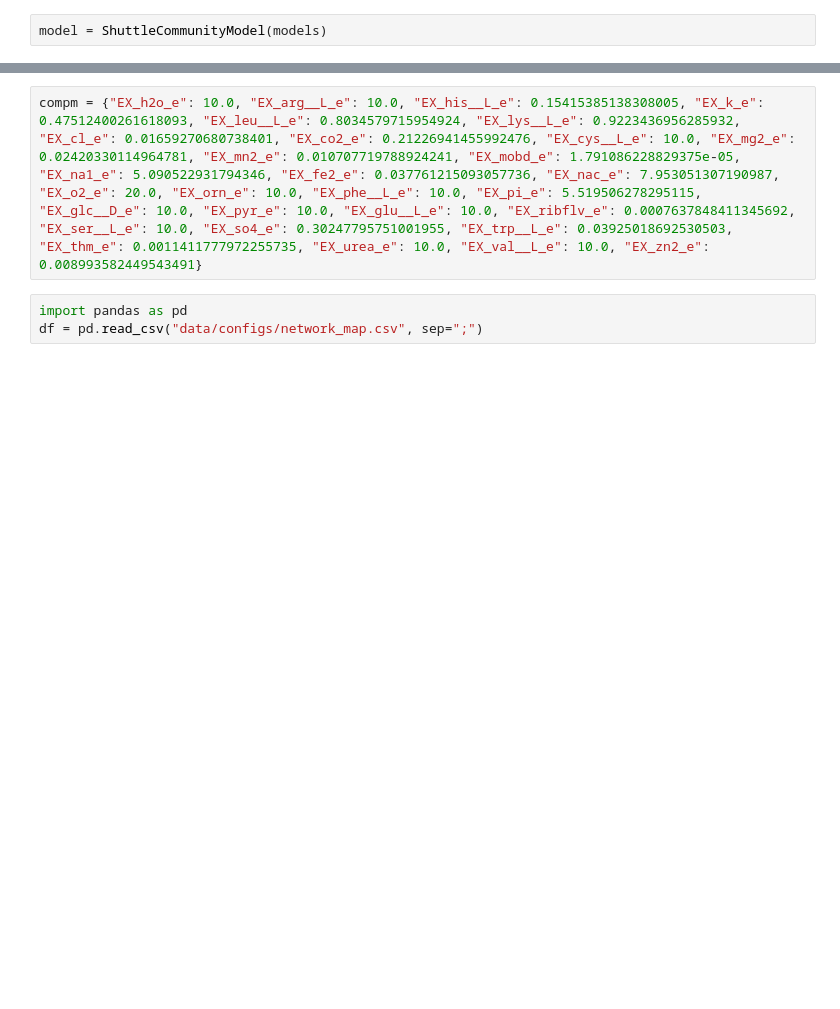
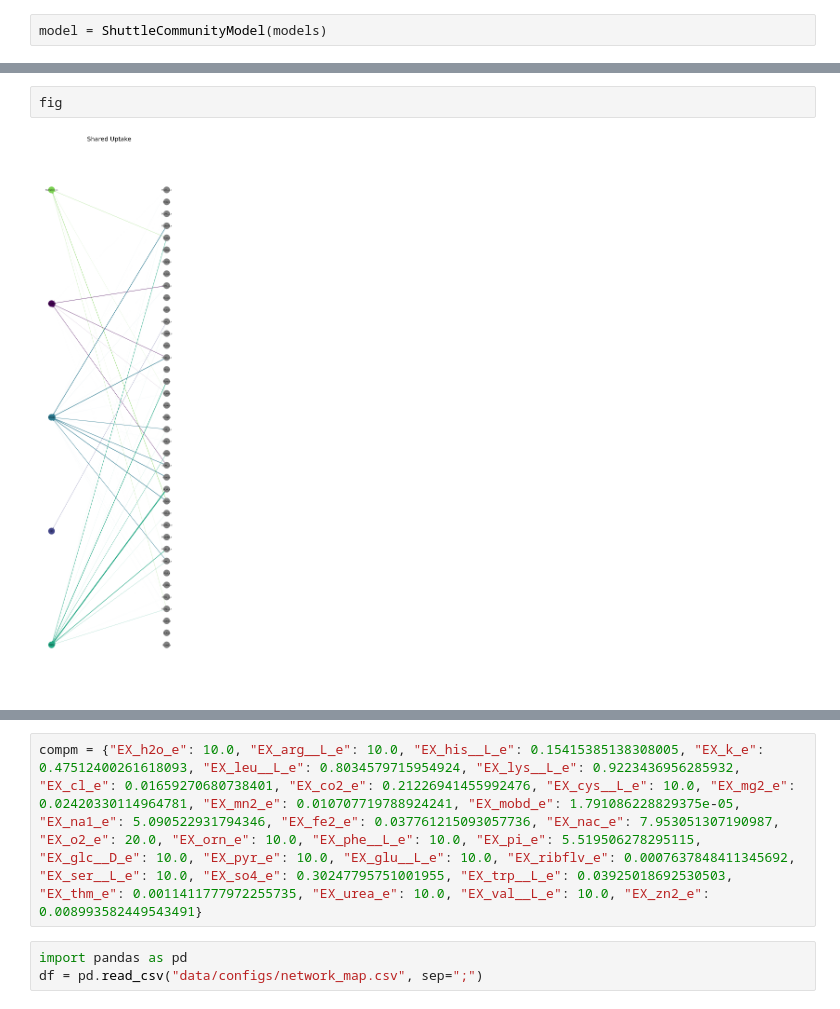
Before and after one commit to manuelgloeckler/ncmw, a Jupyter notebook: testings.ipynb, the cells around one changed output, grey strips where cells are left out. Saved outputs shown, nothing was run; the diff lists cells and outputs as text; blank space fills up the shorter version.

```diff
--- a/testings.ipynb
+++ b/testings.ipynb
@@ -170,0 +194,4 @@ model = ShuttleCommunityModel(models)
+# %%
+fig
+# %% [output]
+[figure, added]
```
Also changed, not shown: parts of 10 cells of this notebook, 5 other files.
